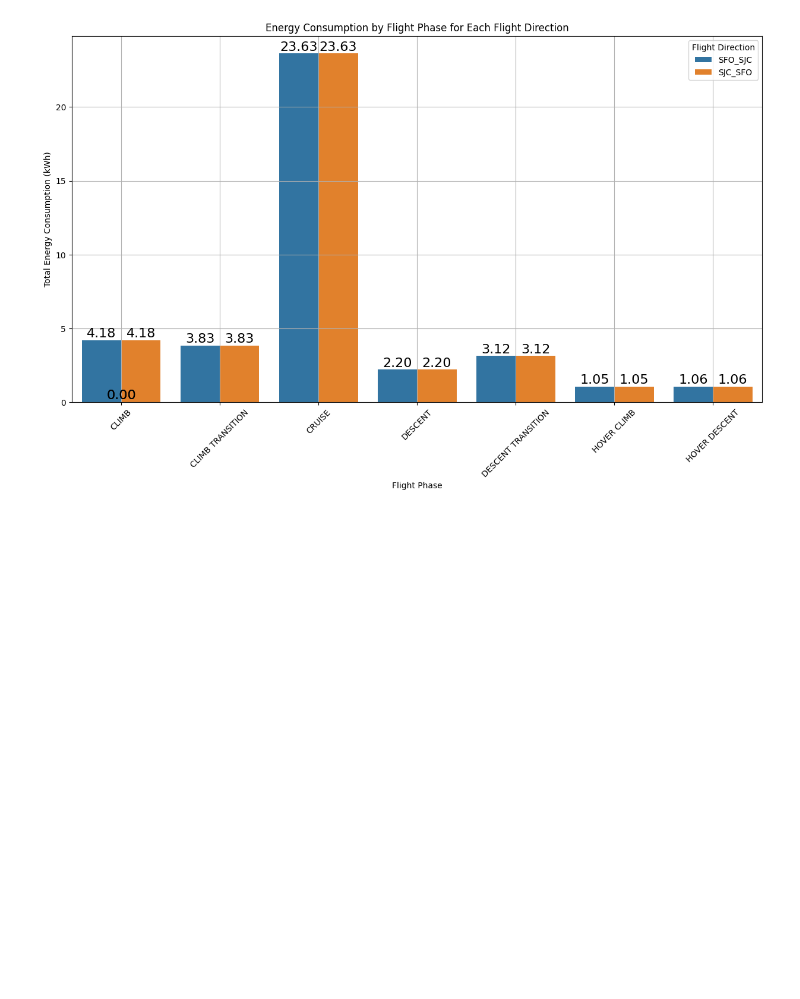
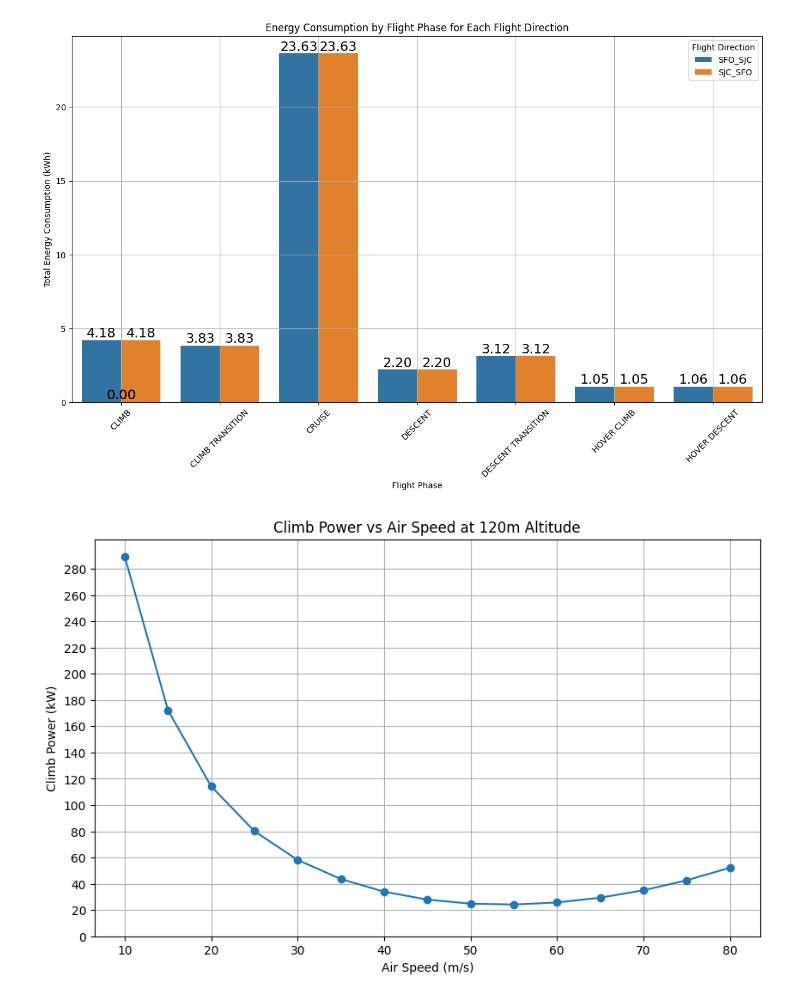
Before and after one commit to eminb61/eVTOL-energy-consumption, a Jupyter notebook: wind_energy_flight_time_results.ipynb, the cells around one changed output. Saved outputs shown, nothing was run; the diff lists cells and outputs as text; code cells hidden in the pictures; blank space fills up the shorter version.

Commit message:
climb descent power curve viz

```diff
--- a/wind_energy_flight_time_results.ipynb
+++ b/wind_energy_flight_time_results.ipynb
@@ -72,3 +72,81 @@ plt.grid()
 plt.show()
 # %% [output]
 [figure]
+# %%
+import numpy as np
+import matplotlib.pyplot as plt
+
+# Constants and aircraft parameters
+G_CONSTANT = 9.80665  # m/s^2
+
+aircraft_params = {
+    "mtom": 2182,  # Maximum take-off mass in kg
+    "wing_area": 13,  # Wing area in m^2
+    "disk_load": 45.9,  # Disk load in kg/m^2
+    "f": 1.03,
+    "FoM": 0.8,
+    "cd_0": 0.015,  # Zero lift drag coefficient
+    "cl_max": 1.5,  # Maximum lift coefficient
+    "ld_max": 18,  # Maximum lift-to-drag ratio
+    "eta_hover": 0.85,  # Hover efficiency
+    "eta_climb": 0.85,
+    "eta_descend": 0.85,
+    "eta_cruise": 0.9,
+    "atmosphere_condition": "good",
+    "climb_phase_vertical_velocity": 2.5  # m/s
+}
+
+# Functions for calculations
+def temperature(altitude: float) -> float:
+    return 288.16 - 6.5 * 10**-3 * altitude
+
+def lift_induced_drag_coef(cd_0: float, ld_max: float) -> float:
+    return 1 / (4 * cd_0 * ld_max**2)
+
+def weight(mass):
+    return mass * G_CONSTANT
+
+def atmosphere_params(condition: str):
+    if condition == 'good':
+        tgl = 288.15 # Ground temperature [K]
+        dgl = 1.225 # Ground density [kg/m^3]
+    elif condition == 'bad':
+        tgl = 300 # Ground temperature [K]
+        dgl = 0.974 # Ground density [kg/m^3]
+    return tgl, dgl
+
+def rho(altitude: float, atmosphere_condition: str='good'):
+    tgl, dgl = atmosphere_params(atmosphere_condition)
+    return dgl * (temperature(altitude)/tgl)**((G_CONSTANT/(287*6.5*10**-3))-1)
+
+def climb_descent_power(aircraft_params, tom, altitude, vertical_velocity, air_speed, k_multiplier=1, direction='down'):
+    if direction == 'down':
+        vertical_velocity = -vertical_velocity
+    elif direction != 'up':
+        raise ValueError('direction must be either "up" or "down"')
+    density = rho(altitude=altitude, atmosphere_condition=aircraft_params['atmosphere_condition'])
+    term1 = weight(tom) * vertical_velocity
+    term2 = 1/2 * density * aircraft_params['wing_area'] * aircraft_params['cd_0'] * air_speed**3
+    term3 = k_multiplier * lift_induced_drag_coef(cd_0=aircraft_params['cd_0'], ld_max=aircraft_params['ld_max']) \
+            * weight(tom)**2 / (1/2 * density * aircraft_params['wing_area'] * air_speed)
+    return (term1 + term2 + term3) / aircraft_params['eta_hover']
+
+# Calculating climb power for different air speeds at cruise altitude
+air_speed_values = np.arange(10, 81, 5)  # Air speeds from 10 to 80 m/s
+climb_powers = [climb_descent_power(aircraft_params=aircraft_params,
+                                    tom=aircraft_params['mtom'],
+                                    altitude=120,
+                                    vertical_velocity=aircraft_params['climb_phase_vertical_velocity'],
+                                    air_speed=v)/1000 for v in air_speed_values]
+
+# Plotting
+plt.figure(figsize=(10, 6))
+plt.plot(air_speed_values, climb_powers, marker='o')
+plt.title('Climb Power vs Air Speed at 120m Altitude')
+plt.xlabel('Air Speed (m/s)')
+plt.ylabel('Climb Power (kW)')
+plt.grid(True)
+plt.yticks(np.arange(0, np.max(climb_powers)+1, 20))
+plt.show()
+# %% [output]
+[figure, added]
```
Also changed, not shown: 3 other files.
